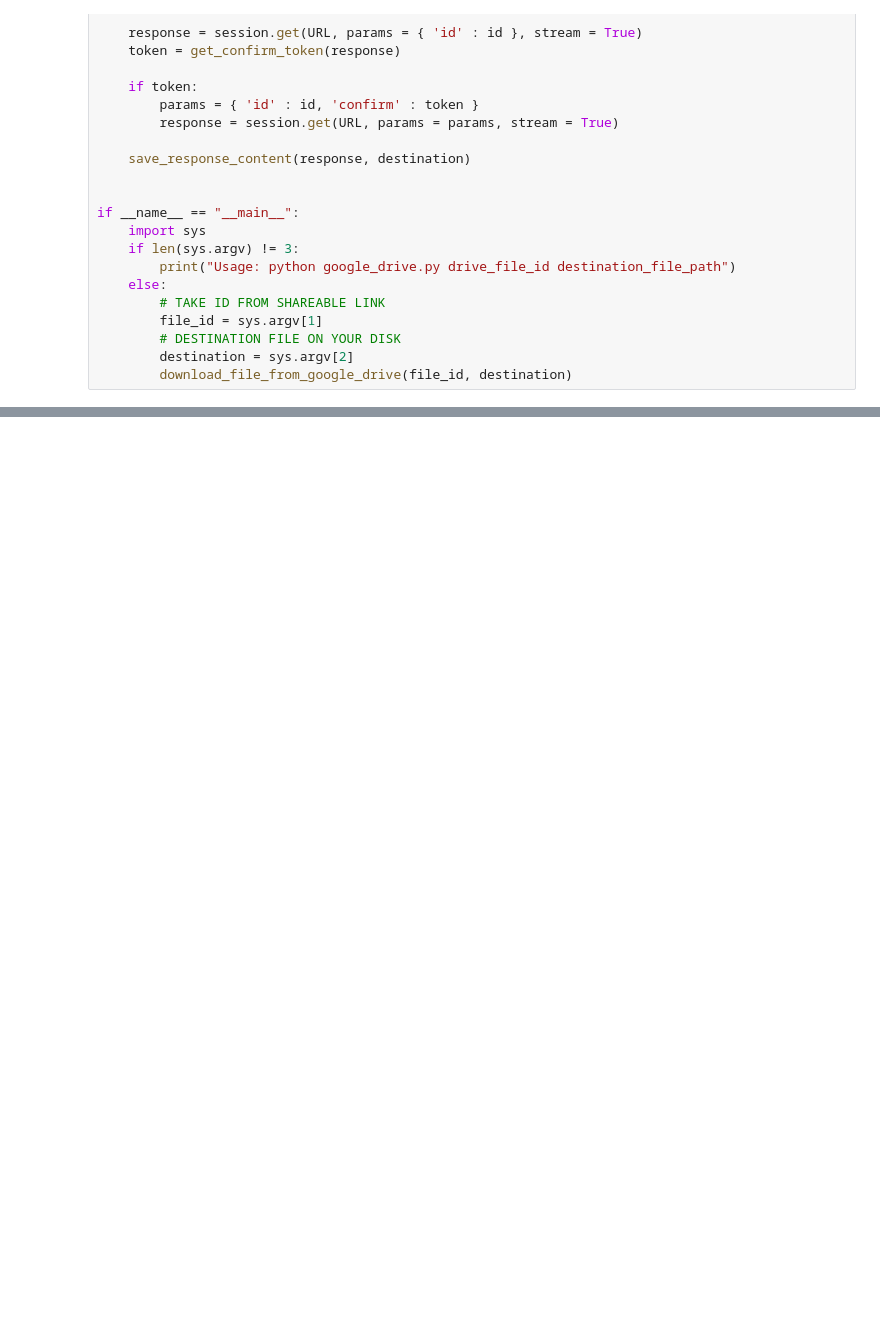
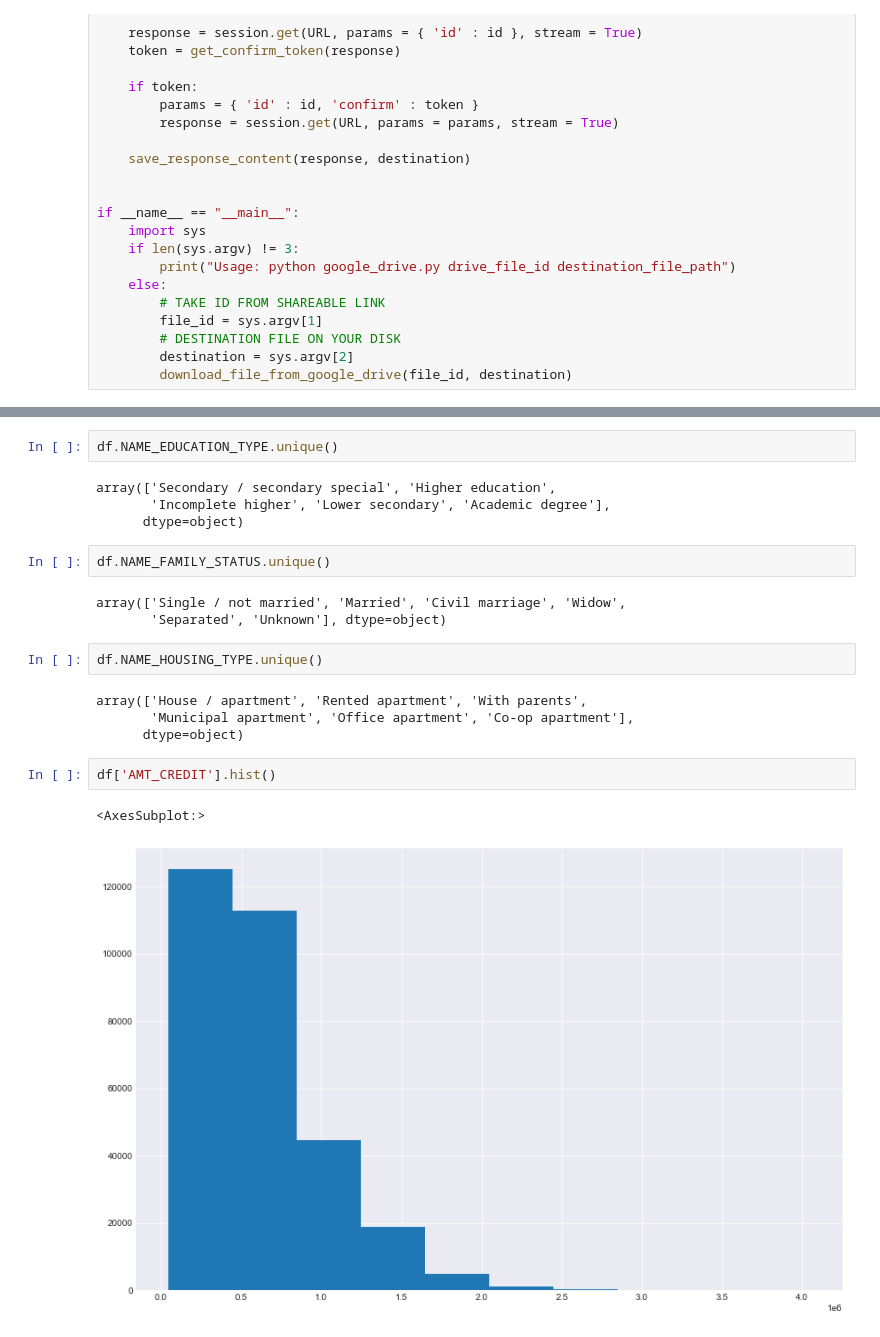
Before and after one commit to LuizFelipeAG/credit_check, a Jupyter notebook: loan_check_testbook.ipynb, the cells around one changed output, grey strips where cells are left out. Saved outputs shown, nothing was run; the diff lists cells and outputs as text; blank space fills up the shorter version.

```diff
--- a/loan_check_testbook.ipynb
+++ b/loan_check_testbook.ipynb
@@ -190,0 +248,22 @@ df.describe()
+# %%
+df.NAME_EDUCATION_TYPE.unique()
+# %% [output]
+array(['Secondary / secondary special', 'Higher education',
+       'Incomplete higher', 'Lower secondary', 'Academic degree'],
+      dtype=object)
+# %%
+df.NAME_FAMILY_STATUS.unique()
+# %% [output]
+array(['Single / not married', 'Married', 'Civil marriage', 'Widow',
+       'Separated', 'Unknown'], dtype=object)
+# %%
+df.NAME_HOUSING_TYPE.unique()
+# %% [output]
+array(['House / apartment', 'Rented apartment', 'With parents',
+       'Municipal apartment', 'Office apartment', 'Co-op apartment'],
+      dtype=object)
+# %%
+df['AMT_CREDIT'].hist()
+# %% [output]
+<AxesSubplot:>
+[figure, added]
```
Also changed, not shown: parts of 19 cells of this notebook.
